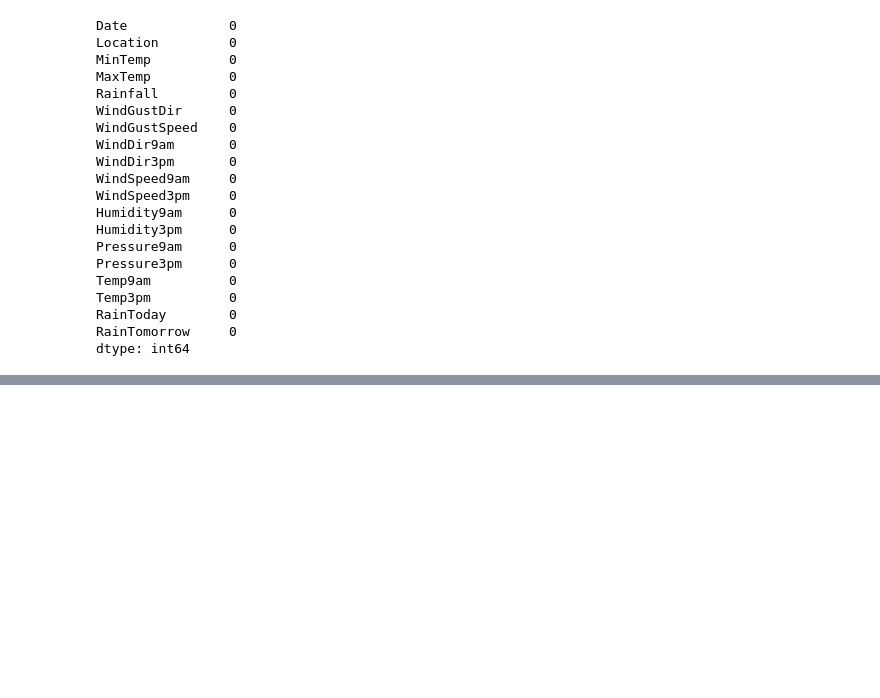
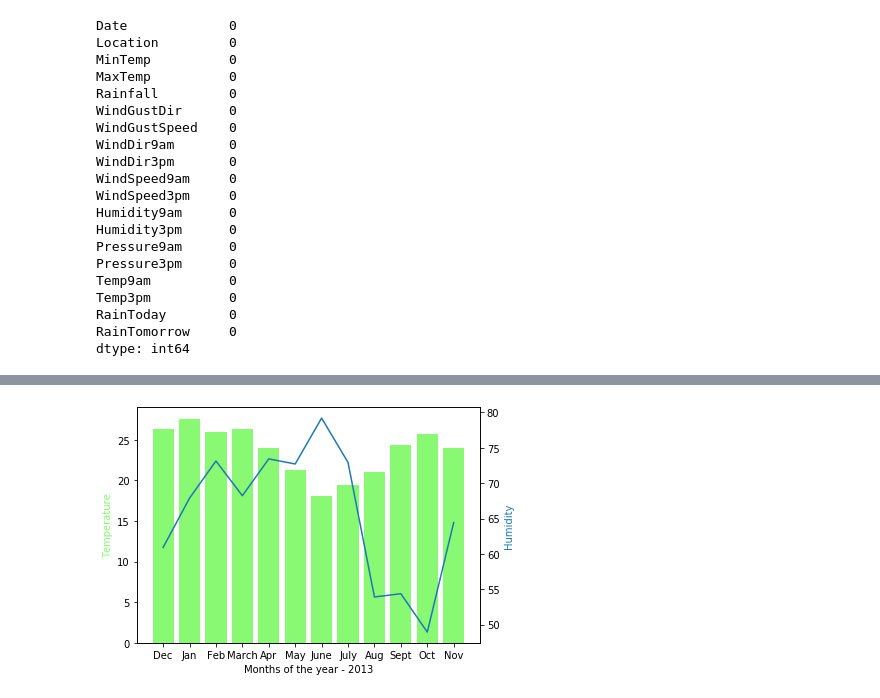
Before and after one commit to Kavya-Shekar/Australian_Weather_Forecast, a Jupyter notebook: Cleaned_analysis.ipynb, the cells around one changed output, grey strips where cells are left out. Saved outputs shown, nothing was run; the diff lists cells and outputs as text; code cells hidden in the pictures; blank space fills up the shorter version.

```diff
--- a/Cleaned_analysis.ipynb
+++ b/Cleaned_analysis.ipynb
@@ -175,6 +195,7 @@ years = ['2009','2010','2011','2012','2013','2014','2015','2016']
 months = ['Jan','Feb','March','Apr','May','June','July','Aug','Sept','Oct','Nov','Dec']
 Avg_temp = pd.DataFrame([],index=years,columns=months)
 Rains = pd.DataFrame([],index=years,columns=months)
+Humid = pd.DataFrame([],index=years,columns=months)
 avg_temp = []
 for i in range(1,13):
     if(i//10):
@@ -183,6 +204,7 @@ for i in range(1,13):
         m = sydney.loc[(sydney.Date>= '2009-0'+str(i)+'-01') & (sydney.Date<= '2009-0'+str(i)+'-31')]
     Avg_temp.loc['2009',months[i-1]] = m['MaxTemp'].sum()/m.shape[0]
     Rains.loc['2009',months[i-1]] = m['Rainfall'].sum()/m.shape[0]
+    Humid.loc['2009',months[i-1]] = m['Humidity9am'].sum()/m.shape[0]
 
 for j in range(0,7):
     for i in range(1,13):
@@ -192,13 +214,10 @@ for j in range(0,7):
             m = sydney.loc[(sydney.Date>= '201'+str(j)+'-0'+str(i)+'-01') & (sydney.Date<= '201'+str(j)+'-0'+str(i)+'-31')]
         Avg_temp.loc['201'+str(j),months[i-1]] = m['MaxTemp'].sum()/m.shape[0]
         Rains.loc['201'+str(j),months[i-1]] = m['Rainfall'].sum()/m.shape[0]
-
-# print(Avg_temp)
+        Humid.loc['201'+str(j),months[i-1]] = m['Humidity9am'].sum()/m.shape[0]
 
 # cleaning avergae temperature and rainfall by interpolating the NaN values
 for i in months:
     Avg_temp[i] = Avg_temp[i].astype(float).interpolate()
     Rains[i] = Rains[i].astype(float).interpolate()
-
-print(Avg_temp)
-print(Rains)
+    Humid[i] = Humid[i].astype(float).interpolate()
@@ -275,0 +409,5 @@ plt.show()
+# %%
+# print(Avg_temp)
+# print(Humid)
+
+x = ['Dec','Jan','Feb','March','Apr','May','June','July','Aug','Sept','Oct','Nov']
@@ -275,0 +430,21 @@ plt.show()
+# %%
+fig, ax1 = plt.subplots()
+
+color = '#89F873'
+ax1.set_xlabel('Months of the year - 2013')
+ax1.set_ylabel('Temperature', color=color)
+ax1.bar(x, Avg_temp.loc['2013',:], color = color)
+ax1.tick_params(axis='y')
+
+# instantiate a second axes that shares the same x-axis
+ax2 = ax1.twinx()
+
+color = 'tab:blue'
+ax2.set_ylabel('Humidity', color = color)
+ax2.plot(x, Humid.loc['2013',:], color)
+ax2.tick_params(axis='y')
+
+fig.tight_layout()  # otherwise the right y-label is slightly clipped
+plt.show()
+# %% [output]
+[figure, added]
```
Also changed, not shown: parts of 21 cells of this notebook.
